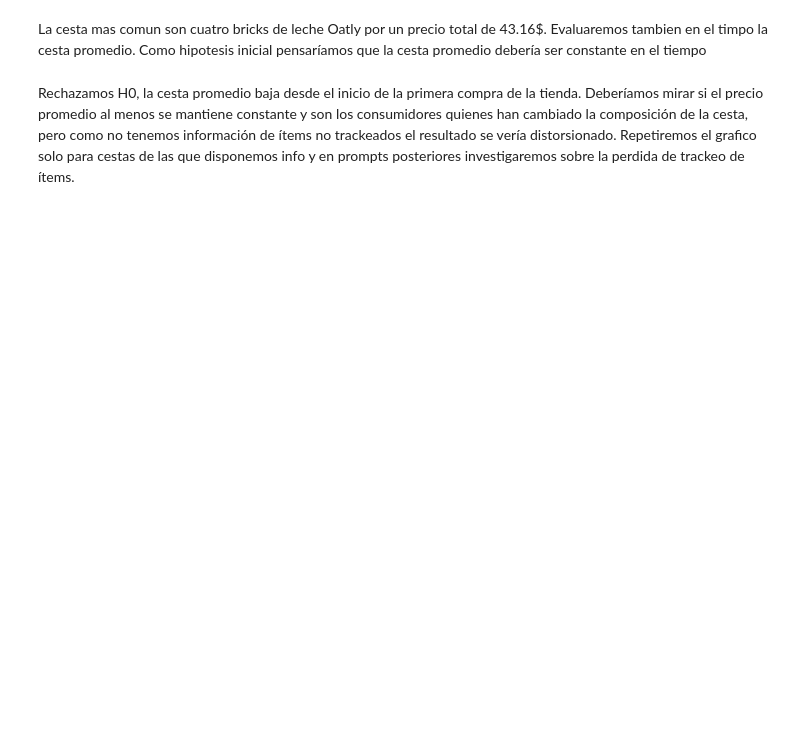
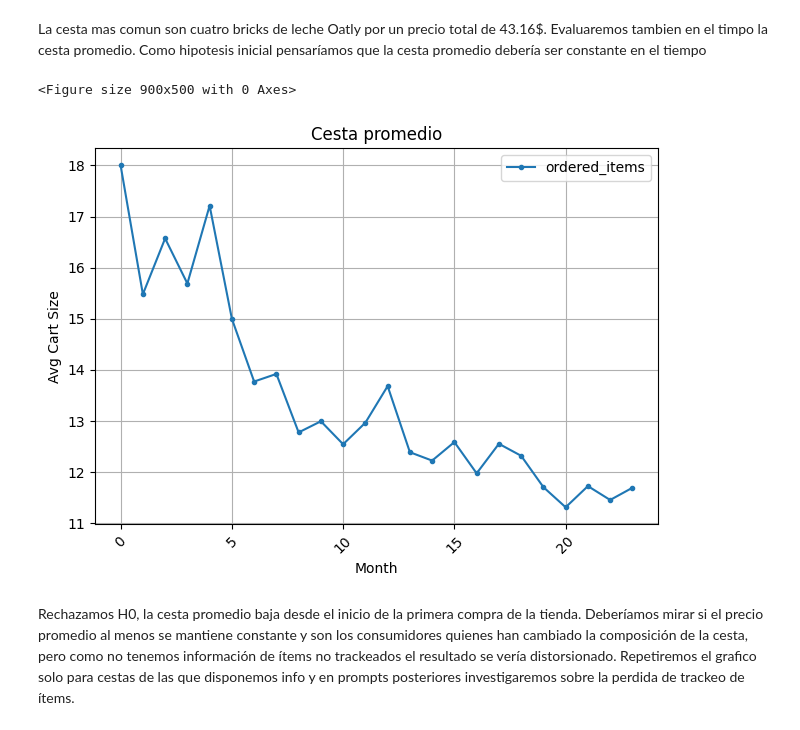
Before and after one commit to RamonCMo/zrive-ds, a Jupyter notebook: src/module_2/EDA.ipynb, the cells around one changed output. Cells and saved outputs as stored; diff of their text form; code cells hidden in the pictures; blank space fills up the shorter version.

```diff
--- a/src/module_2/EDA.ipynb
+++ b/src/module_2/EDA.ipynb
@@ -209,22 +337,25 @@ print("Cesta Promedio:\n", nombres_cesta)
 # %% [markdown]
 La cesta mas comun son cuatro bricks de leche Oatly por un precio total de 43.16$. Evaluaremos tambien en el timpo la cesta promedio. Como hipotesis inicial pensaríamos que la cesta promedio debería ser constante en el tiempo
 # %%
-def common_cart_chart(orders_df):
+def common_cart_chart(orders_df: pd.DataFrame) -> plt:
     orders_df = orders_df.explode(column='ordered_items', ignore_index=True)
     orders_df = orders_df.groupby(['order_date', 'id'])['ordered_items'].count().reset_index()
     month_avg_items = orders_df.groupby(orders_df['order_date'].dt.to_period("M"))['ordered_items'].mean().reset_index()
 
     plt.figure(figsize=(9, 5))
     month_avg_items.plot(marker='.', linestyle='-')
     plt.xlabel('Month')
     plt.ylabel('Avg Cart Size')
     plt.title('Cesta promedio')
     plt.xticks(rotation=45)
     plt.grid(True)
     plt.tight_layout()
     plt.show()
 
 common_cart_chart(orders_df=orders)
+# %% [output]
+<Figure size 900x500 with 0 Axes>
+[figure, added]
 # %% [markdown]
 Rechazamos H0, la cesta promedio baja desde el inicio de la primera compra de la tienda. Deberíamos mirar si el precio promedio al menos se mantiene constante y son los consumidores quienes han cambiado la composición de la cesta, pero como no tenemos información de ítems no trackeados el resultado se vería distorsionado. Repetiremos el grafico solo para cestas de las que disponemos info y en prompts posteriores investigaremos sobre la perdida de trackeo de ítems.
 # %%
```
Also changed, not shown: parts of 35 cells of this notebook, 1 other file.
